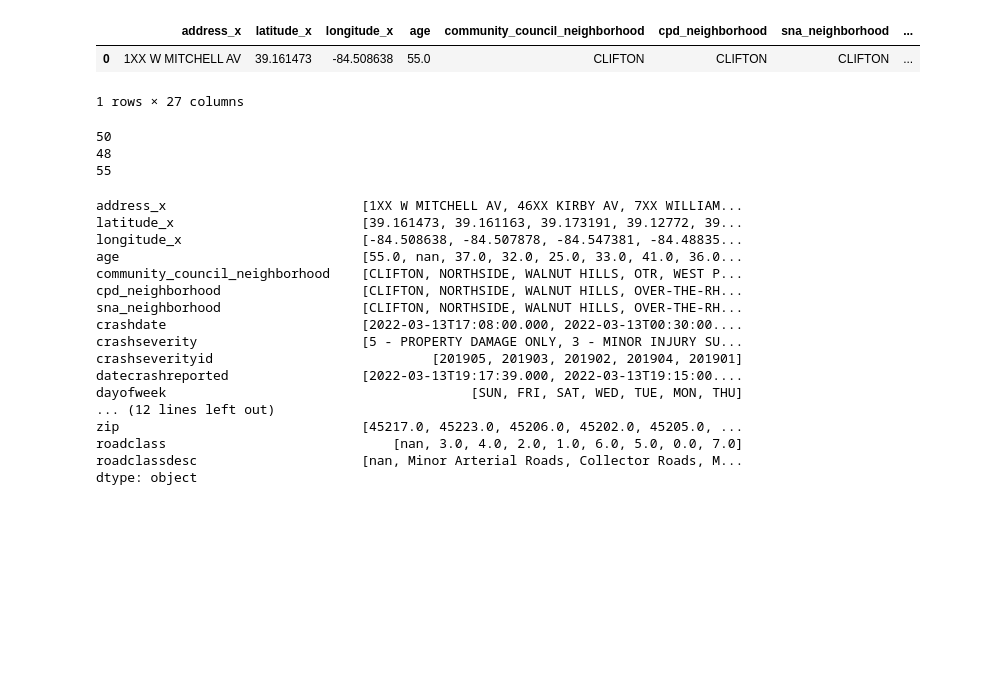
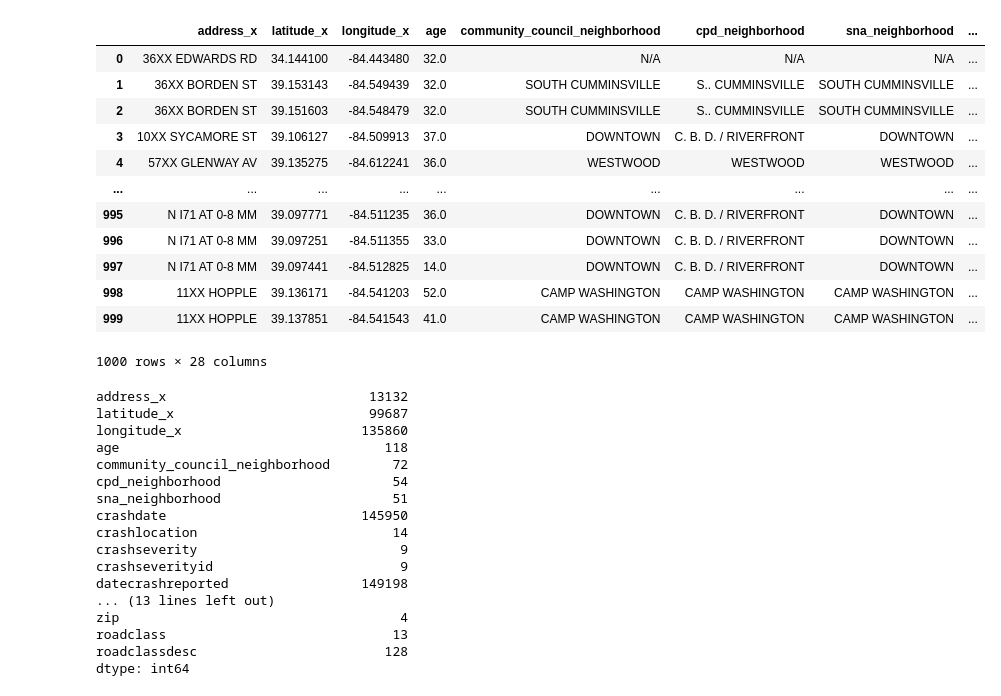
Before and after one commit to thorntonjonathanxu/100-days-of-code, a Jupyter notebook: CincinnatSafety.ipynb, the cells around one changed output. Saved outputs shown, nothing was run; the diff lists cells and outputs as text; code cells hidden in the pictures; blank space fills up the shorter version.

```diff
--- a/CincinnatSafety.ipynb
+++ b/CincinnatSafety.ipynb
@@ -10,14 +21,22 @@ https://data.cincinnati-oh.gov/safety/Traffic-Crash-Reports-CPD-/rvmt-pkmq
 # %%
-import requests
-import pandas as pd
+# Process for this code takes the first 1000 records that are listed in the exported file. Using this for intial design and basic exploration of dataset
 
 url = r'https://data.cincinnati-oh.gov/resource/rvmt-pkmq.json'
 r = requests.get(url)
-
 df = pd.read_json(r.content)
+df.insert(loc=8, column='crashlocation', value='')
+df
+# %% [output]
+|  | address_x | latitude_x | longitude_x | age | community_council_neighborhood | cpd_neighborhood | sna_neighborhood | ... |
+| 0 | 36XX EDWARDS RD | 34.144100 | -84.443480 | 32.0 | N/A | N/A | N/A | ... |
+| 1 | 36XX BORDEN ST | 39.153143 | -84.549439 | 32.0 | SOUTH CUMMINSVILLE | S.. CUMMINSVILLE | SOUTH CUMMINSVILLE | ... |
+| 2 | 36XX BORDEN ST | 39.151603 | -84.548479 | 32.0 | SOUTH CUMMINSVILLE | S.. CUMMINSVILLE | SOUTH CUMMINSVILLE | ... |
+| 3 | 10XX SYCAMORE ST | 39.106127 | -84.509913 | 37.0 | DOWNTOWN | C. B. D. / RIVERFRONT | DOWNTOWN | ... |
+| 4 | 57XX GLENWAY AV | 39.135275 | -84.612241 | 36.0 | WESTWOOD | WESTWOOD | WESTWOOD | ... |
+| ... | ... | ... | ... | ... | ... | ... | ... | ... |
+| 995 | N I71 AT 0-8 MM | 39.097771 | -84.511235 | 36.0 | DOWNTOWN | C. B. D. / RIVERFRONT | DOWNTOWN | ... |
+| 996 | N I71 AT 0-8 MM | 39.097251 | -84.511355 | 33.0 | DOWNTOWN | C. B. D. / RIVERFRONT | DOWNTOWN | ... |
+| 997 | N I71 AT 0-8 MM | 39.097441 | -84.512825 | 14.0 | DOWNTOWN | C. B. D. / RIVERFRONT | DOWNTOWN | ... |
+| 998 | 11XX HOPPLE | 39.136171 | -84.541203 | 52.0 | CAMP WASHINGTON | CAMP WASHINGTON | CAMP WASHINGTON | ... |
+| 999 | 11XX HOPPLE | 39.137851 | -84.541543 | 41.0 | CAMP WASHINGTON | CAMP WASHINGTON | CAMP WASHINGTON | ... |
+1000 rows × 28 columns
-# %%
-df.head(1)
-# %% [output]
-|  | address_x | latitude_x | longitude_x | age | community_council_neighborhood | cpd_neighborhood | sna_neighborhood | ... |
-| 0 | 1XX W MITCHELL AV | 39.161473 | -84.508638 | 55.0 | CLIFTON | CLIFTON | CLIFTON | ... |
-1 rows × 27 columns
@@ -26,27 +52,21 @@ df.head(1)
 # %%
 #Identify number of neighborhoods that are related to the content
-print(df.cpd_neighborhood.nunique())
-print(df.sna_neighborhood.nunique())
-print(df.community_council_neighborhood.nunique())
-pd.Series({c: df[c].unique() for c in df})
+pd.Series({c: len(df[c].unique()) for c in df})
 # %% [output]
-50
-48
-55
+address_x                          13132
+latitude_x                         99687
+longitude_x                       135860
+age                                  118
+community_council_neighborhood        72
+cpd_neighborhood                      54
+sna_neighborhood                      51
+crashdate                         145950
+crashlocation                         14
+crashseverity                          9
+crashseverityid                        9
+datecrashreported                 149198
+... (13 lines left out)
+zip                                    4
+roadclass                             13
+roadclassdesc                        128
+dtype: int64
-address_x                         [1XX W MITCHELL AV, 46XX KIRBY AV, 7XX WILLIAM...
-latitude_x                        [39.161473, 39.161163, 39.173191, 39.12772, 39...
-longitude_x                       [-84.508638, -84.507878, -84.547381, -84.48835...
-age                               [55.0, nan, 37.0, 32.0, 25.0, 33.0, 41.0, 36.0...
-community_council_neighborhood    [CLIFTON, NORTHSIDE, WALNUT HILLS, OTR, WEST P...
-cpd_neighborhood                  [CLIFTON, NORTHSIDE, WALNUT HILLS, OVER-THE-RH...
-sna_neighborhood                  [CLIFTON, NORTHSIDE, WALNUT HILLS, OVER-THE-RH...
-crashdate                         [2022-03-13T17:08:00.000, 2022-03-13T00:30:00....
-crashseverity                     [5 - PROPERTY DAMAGE ONLY, 3 - MINOR INJURY SU...
-crashseverityid                            [201905, 201903, 201902, 201904, 201901]
-datecrashreported                 [2022-03-13T19:17:39.000, 2022-03-13T19:15:00....
-dayofweek                                       [SUN, FRI, SAT, WED, TUE, MON, THU]
-... (12 lines left out)
-zip                               [45217.0, 45223.0, 45206.0, 45202.0, 45205.0, ...
-roadclass                             [nan, 3.0, 4.0, 2.0, 1.0, 6.0, 5.0, 0.0, 7.0]
-roadclassdesc                     [nan, Minor Arterial Roads, Collector Roads, M...
-dtype: object
```
Also changed, not shown: parts of 17 cells of this notebook, 2 other files.
